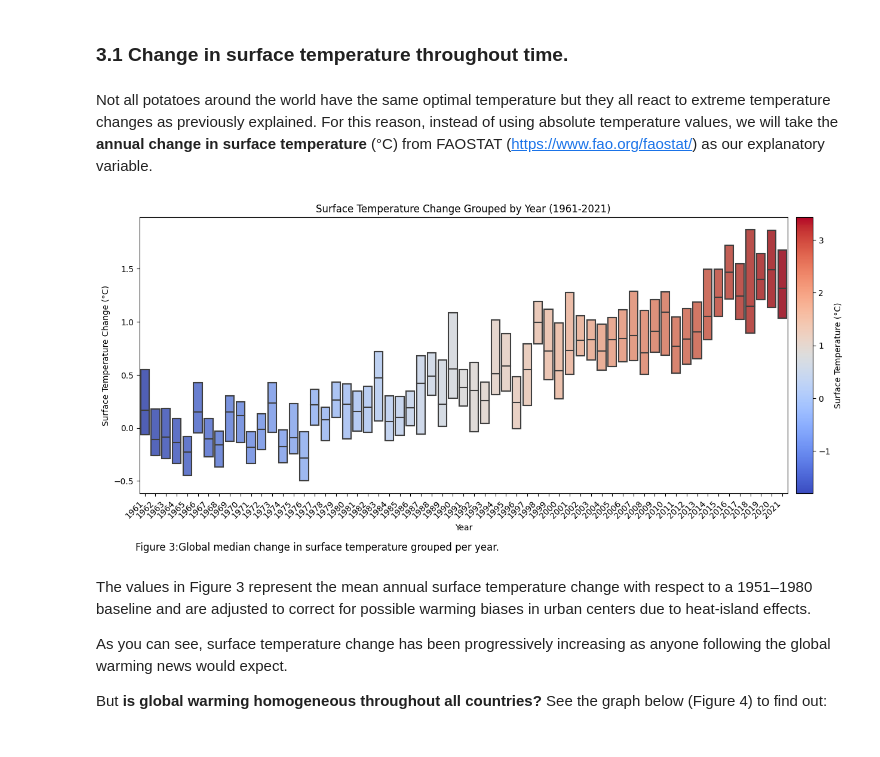
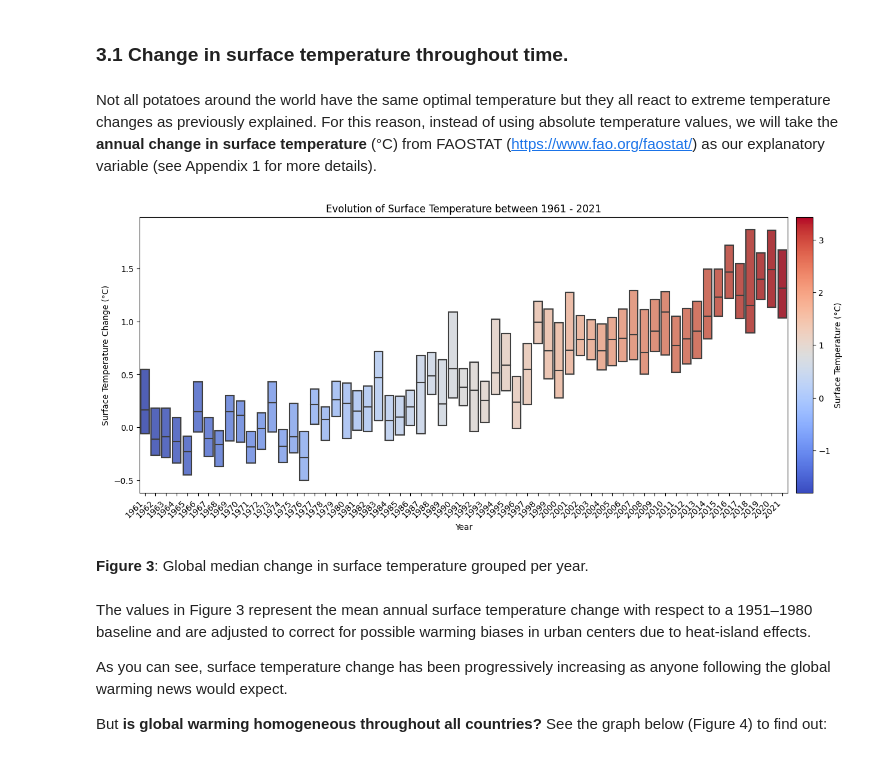
Before and after one commit to RebeccaKessler/Otter_Group_Project, a Jupyter notebook: Otter_Final_project.ipynb, the cells around one changed output. Cells and saved outputs as stored; diff of their text form; code cells hidden in the pictures.

```diff
--- a/Otter_Final_project.ipynb
+++ b/Otter_Final_project.ipynb
@@ -86,36 +86,37 @@ Higher temperatures lead to tuberization reduction or inhibition because of acce
 # %% [markdown]
 ### 3.1 Change in surface temperature throughout time.
 # %% [markdown]
-Not all potatoes around the world have the same optimal temperature but they all react to extreme temperature changes as previously explained. For this reason, instead of using absolute temperature values, we will take the **annual change in surface temperature** (°C) from FAOSTAT (https://www.fao.org/faostat/) as our explanatory variable.
+Not all potatoes around the world have the same optimal temperature but they all react to extreme temperature changes as previously explained. For this reason, instead of using absolute temperature values, we will take the **annual change in surface temperature** (°C) from FAOSTAT (https://www.fao.org/faostat/) as our explanatory variable (see Appendix 1 for more details).
 # %%
 #importing clean dataset on temperature
 url = "https://raw.githubusercontent.com/RebeccaKessler/Otter_Group_Project/main/Data%20for%20Final%20Project/Temp_1961-2021.csv"
 df_temp = pd.read_csv(url)
 
 #Plotting surface temperature change from 1961 to 2021
 cmap = plt.cm.coolwarm
 norm = plt.Normalize(vmin=df_temp['Value'].min(), vmax=df_temp['Value'].max())
 colors = cmap(norm(df_temp['Value']))
 
 fig, ax = plt.subplots(figsize=(14, 6))
 
 plot = sns.boxplot(x='Year', y='Value', data=df_temp, showfliers=False, showmeans=False, whis=[25, 75], palette='coolwarm', ax=ax)
 plt.xticks(rotation=45, ha='right')
 plt.xlabel('Year')
 plt.ylabel('Surface Temperature Change (°C)')
+plt.title('Evolution of Surface Temperature between 1961 - 2021')
+
 
 cax = fig.add_axes([0.91, 0.11, 0.02, 0.77])  # [left, bottom, width, height]
 sm = plt.cm.ScalarMappable(cmap=cmap, norm=norm)
 sm.set_array([])
 cbar = plt.colorbar(sm, cax=cax)
 cbar.set_label('Surface Temperature (°C)')
 
-ax.set_title("Surface Temperature Change Grouped by Year (1961-2021)", loc='center')
-plt.figtext(.12, -.05, "Figure 3:Global median change in surface temperature grouped per year.", ha="left", fontsize=12, color="black")
-
 plt.show()
 # %% [output]
-[figure, old version]
+[figure, new version]
+# %% [markdown]
+**Figure 3**: Global median change in surface temperature grouped per year.
 # %% [markdown]
 The values in Figure 3 represent the mean annual surface temperature change with respect to a 1951–1980 baseline and are adjusted to correct for possible warming biases in urban centers due to heat-island effects.
 
```
Also changed, not shown: parts of 25 cells of this notebook.
